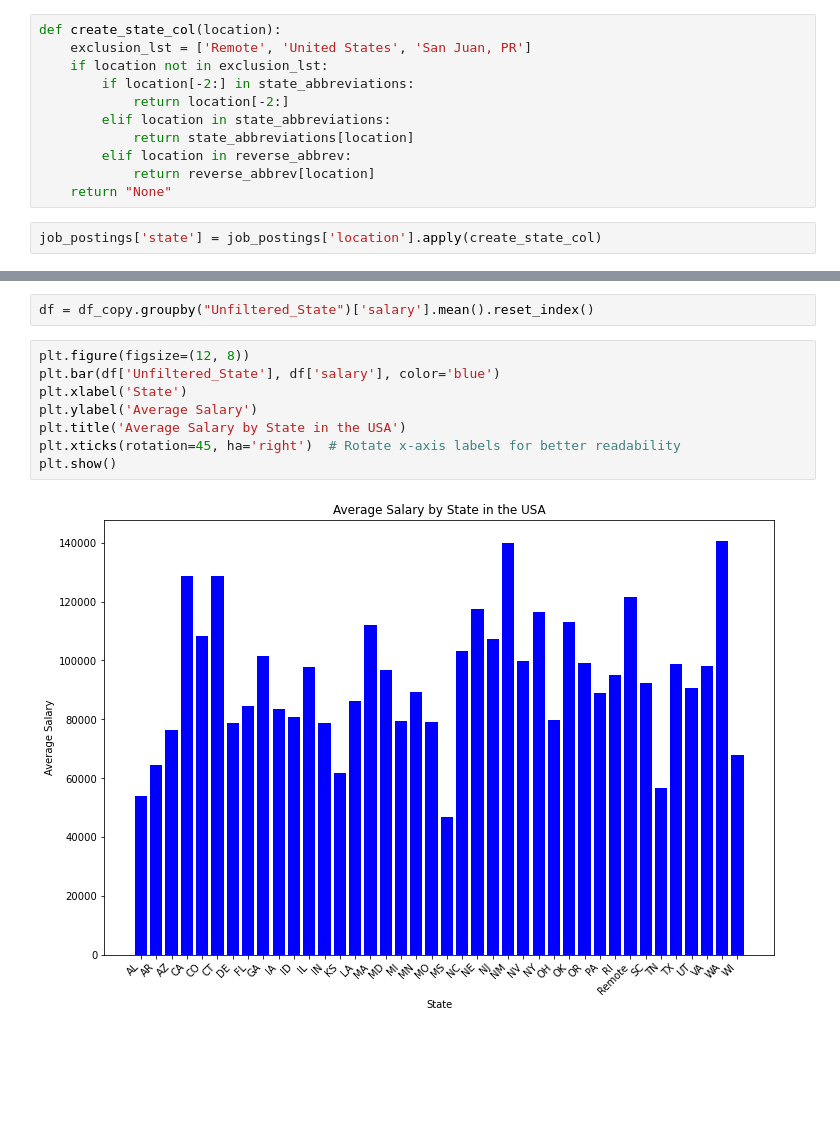
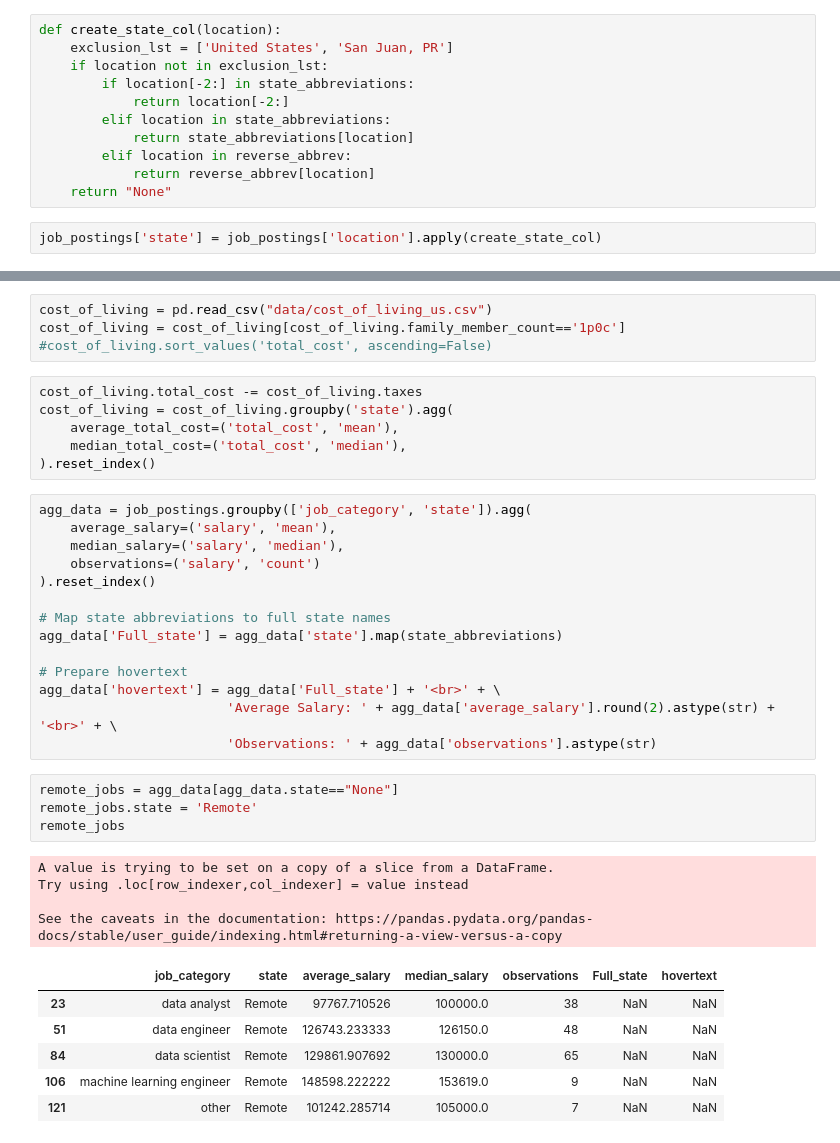
Before and after one commit to a-gantzia/job-postings, a Jupyter notebook: salary_eda.ipynb, the cells around one changed output, grey strips where cells are left out. Saved outputs shown, nothing was run; the diff lists cells and outputs as text; blank space fills up the shorter version.

```diff
--- a/salary_eda.ipynb
+++ b/salary_eda.ipynb
@@ -101,7 +104,7 @@ Youngsville, LA        77299.000000
 Name: salary estimate, Length: 240, dtype: float64
 # %%
 def create_state_col(location):
-    exclusion_lst = ['Remote', 'United States', 'San Juan, PR']
+    exclusion_lst = ['United States', 'San Juan, PR']
     if location not in exclusion_lst:
         if location[-2:] in state_abbreviations:
             return location[-2:]
@@ -176,12 +118,39 @@ df_copy = df_copy[(df_copy['Unfiltered_State'] != "San Juan, PR") &
-# %%
-df = df_copy.groupby("Unfiltered_State")['salary'].mean().reset_index()
-# %%
-plt.figure(figsize=(12, 8))
-plt.bar(df['Unfiltered_State'], df['salary'], color='blue')
-plt.xlabel('State')
-plt.ylabel('Average Salary')
-plt.title('Average Salary by State in the USA')
-plt.xticks(rotation=45, ha='right')  # Rotate x-axis labels for better readability
-plt.show()
-# %% [output]
-[figure, removed]
+# %%
+cost_of_living = pd.read_csv("data/cost_of_living_us.csv")
+cost_of_living = cost_of_living[cost_of_living.family_member_count=='1p0c']
+#cost_of_living.sort_values('total_cost', ascending=False)
+# %%
+cost_of_living.total_cost -= cost_of_living.taxes
+cost_of_living = cost_of_living.groupby('state').agg(
+    average_total_cost=('total_cost', 'mean'),
+    median_total_cost=('total_cost', 'median'),
+).reset_index()
+# %%
+agg_data = job_postings.groupby(['job_category', 'state']).agg(
+    average_salary=('salary', 'mean'),
+    median_salary=('salary', 'median'),
+    observations=('salary', 'count')
+).reset_index()
+
+# Map state abbreviations to full state names
+agg_data['Full_state'] = agg_data['state'].map(state_abbreviations)
+
+# Prepare hovertext
+agg_data['hovertext'] = agg_data['Full_state'] + '<br>' + \
+                        'Average Salary: ' + agg_data['average_salary'].round(2).astype(str) + '<br>' + \
+                        'Observations: ' + agg_data['observations'].astype(str)
+# %%
+remote_jobs = agg_data[agg_data.state=="None"]
+remote_jobs.state = 'Remote'
+remote_jobs
+# %% [output]
+A value is trying to be set on a copy of a slice from a DataFrame.
+Try using .loc[row_indexer,col_indexer] = value instead
+
+See the caveats in the documentation: https://pandas.pydata.org/pandas-docs/stable/user_guide/indexing.html#returning-a-view-versus-a-copy
+|  | job_category | state | average_salary | median_salary | observations | Full_state | hovertext |
+| 23 | data analyst | Remote | 97767.710526 | 100000.0 | 38 | NaN | NaN |
+| 51 | data engineer | Remote | 126743.233333 | 126150.0 | 48 | NaN | NaN |
+| 84 | data scientist | Remote | 129861.907692 | 130000.0 | 65 | NaN | NaN |
+| 106 | machine learning engineer | Remote | 148598.222222 | 153619.0 | 9 | NaN | NaN |
+| 121 | other | Remote | 101242.285714 | 105000.0 | 7 | NaN | NaN |
```
Also changed, not shown: parts of 18 cells of this notebook, 19 other files.
